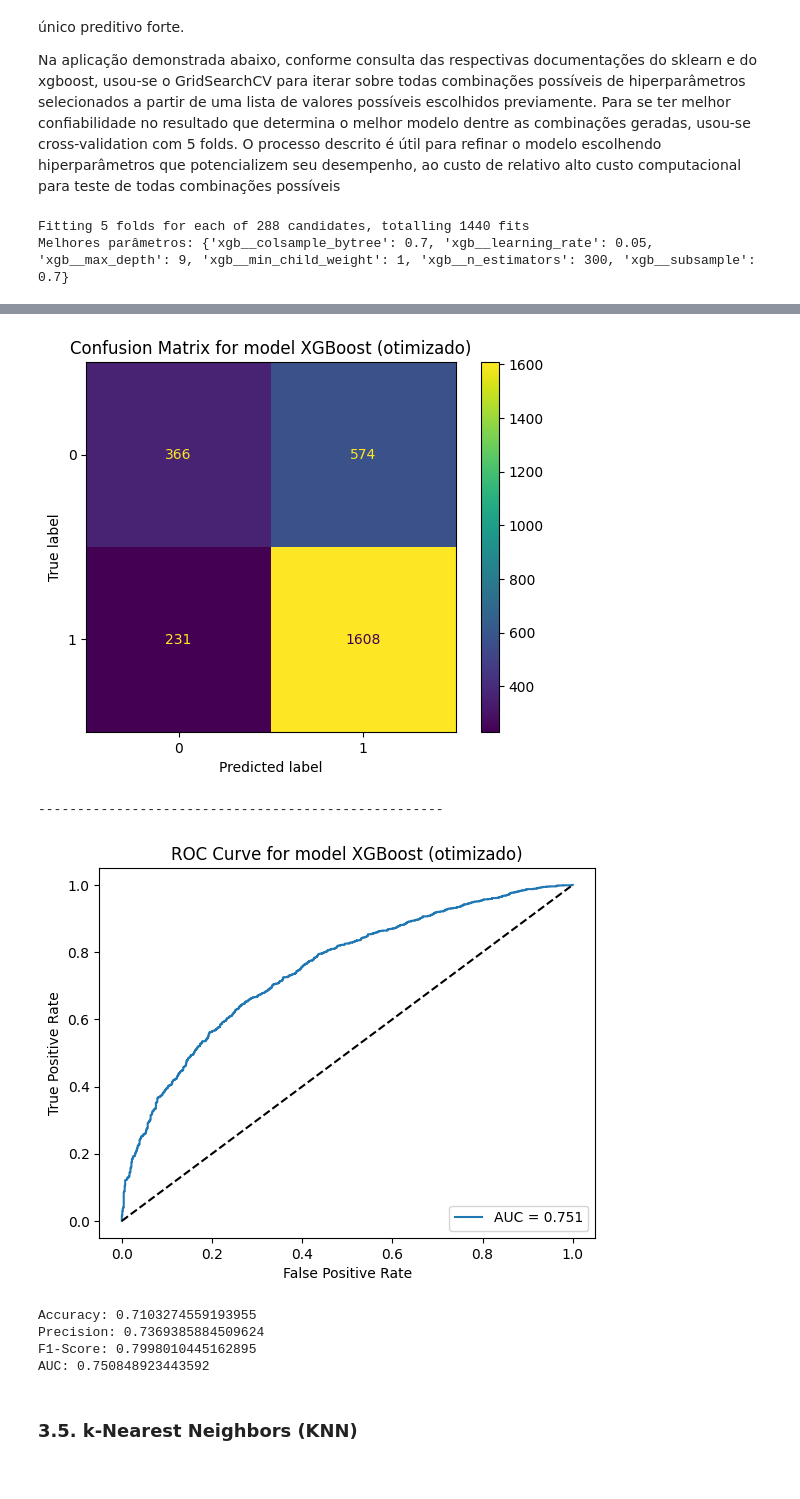
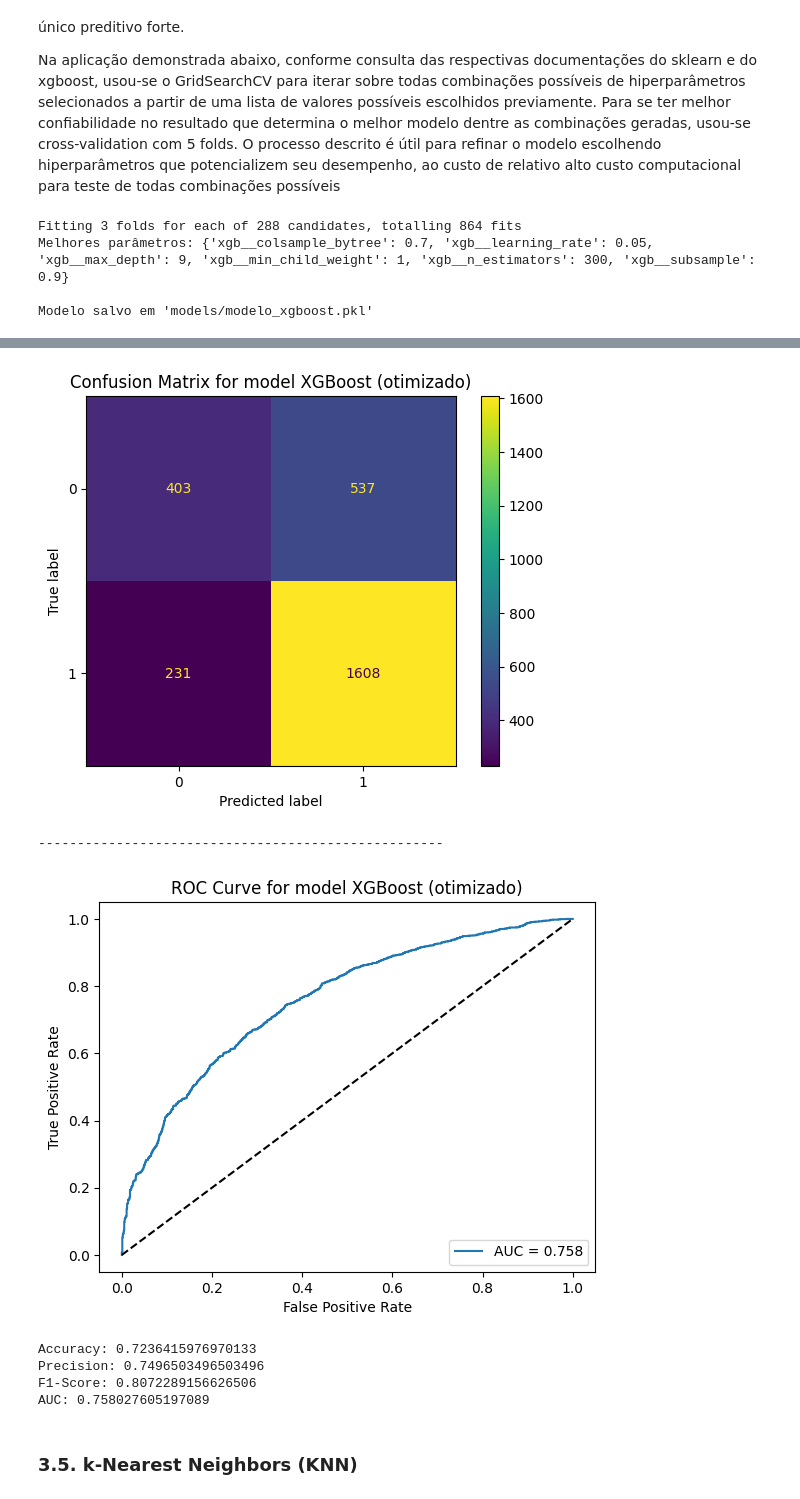
Before and after one commit to CBenini07/TCC, a Jupyter notebook: TCC_Aplicacao_modelos.ipynb, the cells around one changed output, grey strips where cells are left out. Drawn from its saved outputs; the diff is of its cells as text; code cells hidden in the pictures.

```diff
--- a/TCC_Aplicacao_modelos.ipynb
+++ b/TCC_Aplicacao_modelos.ipynb
@@ -420,7 +439,7 @@ y_scores = svm_classifier.decision_function(X_test_scaled)
 # %%
 # Validação do Modelo
 acc, prec, f1_sc, auc_score = evaluate(y_test, y_pred, y_scores, 'SVM')
-result.loc[len(result)] = ['SVM', acc, prec, f1_sc, auc_score]
+result.loc[0] = ['SVM', acc, prec, f1_sc, auc_score]
 
 # Exibe métricas
 print('Accuracy:', acc)
@@ -513,7 +540,7 @@ Melhores hiperparâmetros (com prefixo do pipeline): {'svc__C': np.float64(1.211
 # %%
 # Validação do Modelo
 acc, prec, f1_sc, auc_score = evaluate(y_test, y_pred, y_scores, 'SVM otimizado')
-result.loc[len(result)] = ['SVM (otimizado)', acc, prec, f1_sc, auc_score]
+result.loc[1] = ['SVM (otimizado)', acc, prec, f1_sc, auc_score]
 
 # Exibe métricas
 print('Accuracy:', acc)
@@ -600,7 +635,7 @@ Melhores parâmetros: {'dt__criterion': 'entropy', 'dt__max_depth': 6, 'dt__min_
 # %%
 # Validação do Modelo
 acc, prec, f1_sc, auc_score = evaluate(y_test, y_pred, y_scores, 'DT (otimizada)')
-result.loc[len(result)] = ['DT (otimizada)', acc, prec, f1_sc, auc_score]
+result.loc[2] = ['DT (otimizada)', acc, prec, f1_sc, auc_score]
 
 # Exibe métricas
 print('Accuracy:', acc)
@@ -704,7 +747,7 @@ Melhores parâmetros: {'rf__bootstrap': False, 'rf__criterion': 'entropy', 'rf__
 # %%
 # Validação do Modelo
 acc, prec, f1_sc, auc_score = evaluate(y_test, y_pred, y_scores, 'RF (otimizada)')
-result.loc[len(result)] = ['RF (otimizada)', acc, prec, f1_sc, auc_score]
+result.loc[3] = ['RF (otimizada)', acc, prec, f1_sc, auc_score]
 
 # Exibe métricas
 print('Accuracy:', acc)
@@ -785,13 +828,21 @@ print("Melhores parâmetros:", best_params)
 y_pred = best_estimator.predict(X_test)
 # Probabilidade da classe positiva
 y_scores = best_estimator.predict_proba(X_test)[:, 1]
+
+# --- Salvar modelo ---
+# Salvar o modelo treinado em um arquivo .pkl
+nome = 'models/modelo_xgboost.pkl'
+dump(best_estimator, nome)
+print(f"\nModelo salvo em '{nome}'")
 # %% [output]
-Fitting 5 folds for each of 288 candidates, totalling 1440 fits
-Melhores parâmetros: {'xgb__colsample_bytree': 0.7, 'xgb__learning_rate': 0.05, 'xgb__max_depth': 9, 'xgb__min_child_weight': 1, 'xgb__n_estimators': 300, 'xgb__subsample': 0.7}
+Fitting 3 folds for each of 288 candidates, totalling 864 fits
+Melhores parâmetros: {'xgb__colsample_bytree': 0.7, 'xgb__learning_rate': 0.05, 'xgb__max_depth': 9, 'xgb__min_child_weight': 1, 'xgb__n_estimators': 300, 'xgb__subsample': 0.9}
+
+Modelo salvo em 'models/modelo_xgboost.pkl'
 # %%
 # Validação do Modelo
 acc, prec, f1_sc, auc_score = evaluate(y_test, y_pred, y_scores, 'XGBoost (otimizado)')
-result.loc[len(result)] = ['XGBoost (otimizado)', acc, prec, f1_sc, auc_score]
+result.loc[4] = ['XGBoost (otimizado)', acc, prec, f1_sc, auc_score]
 
 # Exibe métricas
 print('Accuracy:', acc)
@@ -812,10 +863,10 @@ weighted avg       0.70      0.71      0.69      2779
 [figure]
 ----------------------------------------------------
-[figure, old version]
+[figure, new version]
-Accuracy: 0.7103274559193955
-Precision: 0.7369385884509624
-F1-Score: 0.7998010445162895
-AUC: 0.750848923443592
+Accuracy: 0.7236415976970133
+Precision: 0.7496503496503496
+F1-Score: 0.8072289156626506
+AUC: 0.758027605197089
 # %% [markdown]
 ### 3.5. k-Nearest Neighbors (KNN)
 # %% [markdown]
```
Also changed, not shown: parts of 14 cells of this notebook, 8 other files.
